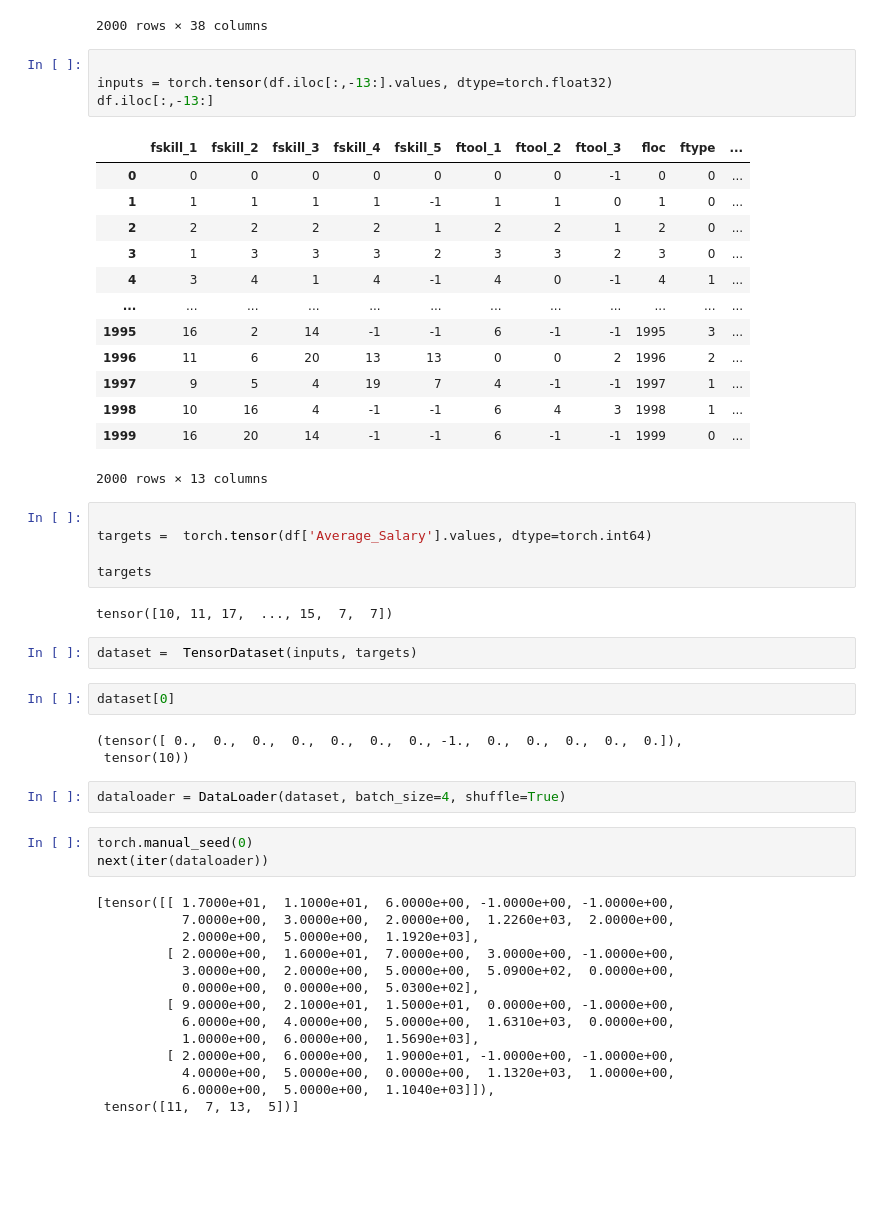
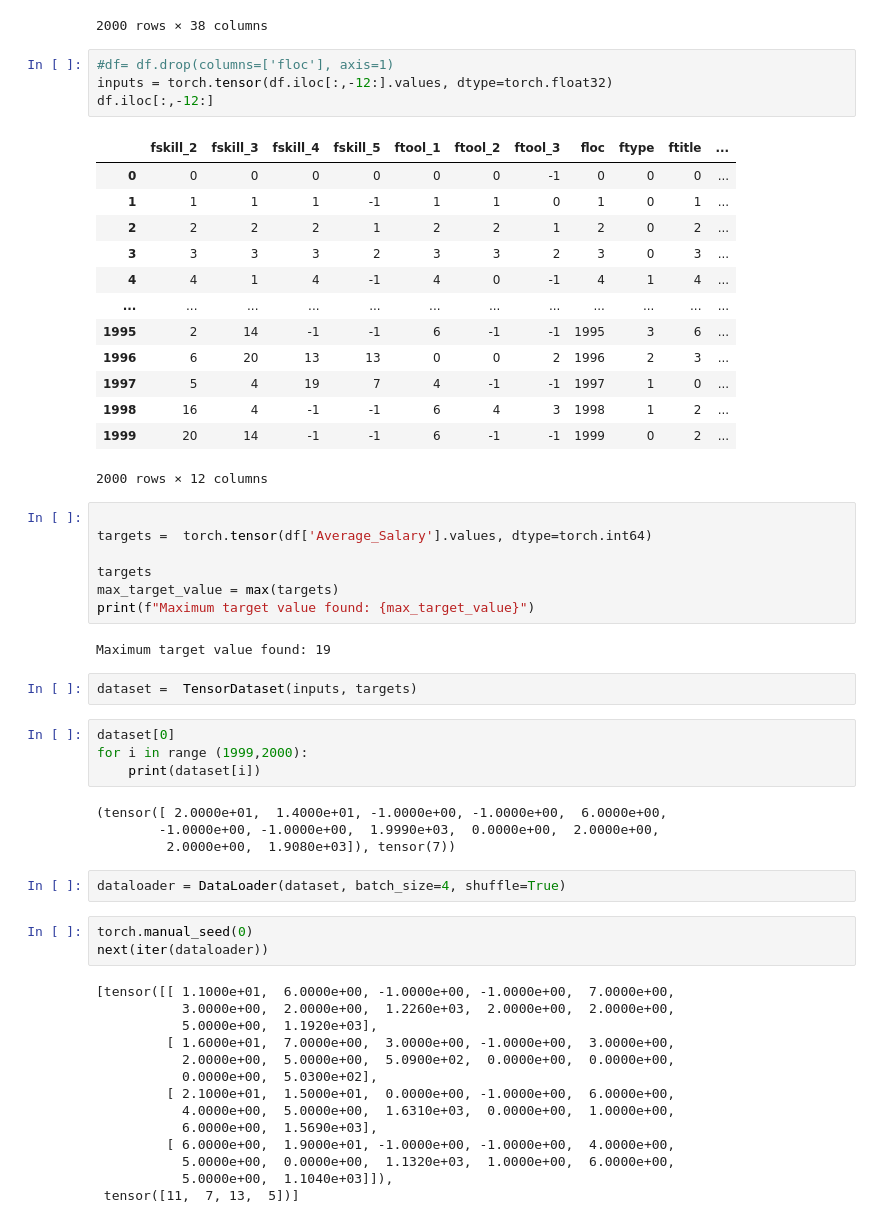
Before and after one commit to Konner-Yi/ai-job-analysis-model, a Jupyter notebook: AIJobMarket.ipynb, the cells around one changed output. Cells and saved outputs as stored; diff of their text form; blank space fills up the shorter version.

```diff
--- a/AIJobMarket.ipynb
+++ b/AIJobMarket.ipynb
@@ -129,54 +129,59 @@ df
 | 1999 | 2000 | Estes Group | Finance | Quant Researcher | Flask, TensorFlow, Power BI | Senior | Full-time | ... |
 2000 rows × 38 columns
 # %%
-
-inputs = torch.tensor(df.iloc[:,-13:].values, dtype=torch.float32)
-df.iloc[:,-13:]
+#df= df.drop(columns=['floc'], axis=1)
+inputs = torch.tensor(df.iloc[:,-12:].values, dtype=torch.float32)
+df.iloc[:,-12:]
 # %% [output]
-|  | fskill_1 | fskill_2 | fskill_3 | fskill_4 | fskill_5 | ftool_1 | ftool_2 | ftool_3 | floc | ftype | ... |
-| 0 | 0 | 0 | 0 | 0 | 0 | 0 | 0 | -1 | 0 | 0 | ... |
-| 1 | 1 | 1 | 1 | 1 | -1 | 1 | 1 | 0 | 1 | 0 | ... |
-| 2 | 2 | 2 | 2 | 2 | 1 | 2 | 2 | 1 | 2 | 0 | ... |
-| 3 | 1 | 3 | 3 | 3 | 2 | 3 | 3 | 2 | 3 | 0 | ... |
-| 4 | 3 | 4 | 1 | 4 | -1 | 4 | 0 | -1 | 4 | 1 | ... |
+|  | fskill_2 | fskill_3 | fskill_4 | fskill_5 | ftool_1 | ftool_2 | ftool_3 | floc | ftype | ftitle | ... |
+| 0 | 0 | 0 | 0 | 0 | 0 | 0 | -1 | 0 | 0 | 0 | ... |
+| 1 | 1 | 1 | 1 | -1 | 1 | 1 | 0 | 1 | 0 | 1 | ... |
+| 2 | 2 | 2 | 2 | 1 | 2 | 2 | 1 | 2 | 0 | 2 | ... |
+| 3 | 3 | 3 | 3 | 2 | 3 | 3 | 2 | 3 | 0 | 3 | ... |
+| 4 | 4 | 1 | 4 | -1 | 4 | 0 | -1 | 4 | 1 | 4 | ... |
 | ... | ... | ... | ... | ... | ... | ... | ... | ... | ... | ... | ... |
-| 1995 | 16 | 2 | 14 | -1 | -1 | 6 | -1 | -1 | 1995 | 3 | ... |
-| 1996 | 11 | 6 | 20 | 13 | 13 | 0 | 0 | 2 | 1996 | 2 | ... |
-| 1997 | 9 | 5 | 4 | 19 | 7 | 4 | -1 | -1 | 1997 | 1 | ... |
-| 1998 | 10 | 16 | 4 | -1 | -1 | 6 | 4 | 3 | 1998 | 1 | ... |
-| 1999 | 16 | 20 | 14 | -1 | -1 | 6 | -1 | -1 | 1999 | 0 | ... |
+| 1995 | 2 | 14 | -1 | -1 | 6 | -1 | -1 | 1995 | 3 | 6 | ... |
+| 1996 | 6 | 20 | 13 | 13 | 0 | 0 | 2 | 1996 | 2 | 3 | ... |
+| 1997 | 5 | 4 | 19 | 7 | 4 | -1 | -1 | 1997 | 1 | 0 | ... |
+| 1998 | 16 | 4 | -1 | -1 | 6 | 4 | 3 | 1998 | 1 | 2 | ... |
+| 1999 | 20 | 14 | -1 | -1 | 6 | -1 | -1 | 1999 | 0 | 2 | ... |
-2000 rows × 13 columns
+2000 rows × 12 columns
 # %%
 
 targets =  torch.tensor(df['Average_Salary'].values, dtype=torch.int64)
 
 targets
+max_target_value = max(targets)
+print(f"Maximum target value found: {max_target_value}")
 # %% [output]
-tensor([10, 11, 17,  ..., 15,  7,  7])
+Maximum target value found: 19
 # %%
 dataset =  TensorDataset(inputs, targets)
 # %%
 dataset[0]
+for i in range (1999,2000):
+    print(dataset[i])
 # %% [output]
-(tensor([ 0.,  0.,  0.,  0.,  0.,  0.,  0., -1.,  0.,  0.,  0.,  0.,  0.]),
- tensor(10))
+(tensor([ 2.0000e+01,  1.4000e+01, -1.0000e+00, -1.0000e+00,  6.0000e+00,
+        -1.0000e+00, -1.0000e+00,  1.9990e+03,  0.0000e+00,  2.0000e+00,
+         2.0000e+00,  1.9080e+03]), tensor(7))
 # %%
 dataloader = DataLoader(dataset, batch_size=4, shuffle=True)
 # %%
 torch.manual_seed(0)
 next(iter(dataloader))
 # %% [output]
-[tensor([[ 1.7000e+01,  1.1000e+01,  6.0000e+00, -1.0000e+00, -1.0000e+00,
-           7.0000e+00,  3.0000e+00,  2.0000e+00,  1.2260e+03,  2.0000e+00,
-           2.0000e+00,  5.0000e+00,  1.1920e+03],
-         [ 2.0000e+00,  1.6000e+01,  7.0000e+00,  3.0000e+00, -1.0000e+00,
-           3.0000e+00,  2.0000e+00,  5.0000e+00,  5.0900e+02,  0.0000e+00,
-           0.0000e+00,  0.0000e+00,  5.0300e+02],
-         [ 9.0000e+00,  2.1000e+01,  1.5000e+01,  0.0000e+00, -1.0000e+00,
-           6.0000e+00,  4.0000e+00,  5.0000e+00,  1.6310e+03,  0.0000e+00,
-           1.0000e+00,  6.0000e+00,  1.5690e+03],
-         [ 2.0000e+00,  6.0000e+00,  1.9000e+01, -1.0000e+00, -1.0000e+00,
-           4.0000e+00,  5.0000e+00,  0.0000e+00,  1.1320e+03,  1.0000e+00,
-           6.0000e+00,  5.0000e+00,  1.1040e+03]]),
+[tensor([[ 1.1000e+01,  6.0000e+00, -1.0000e+00, -1.0000e+00,  7.0000e+00,
+           3.0000e+00,  2.0000e+00,  1.2260e+03,  2.0000e+00,  2.0000e+00,
+           5.0000e+00,  1.1920e+03],
+         [ 1.6000e+01,  7.0000e+00,  3.0000e+00, -1.0000e+00,  3.0000e+00,
+           2.0000e+00,  5.0000e+00,  5.0900e+02,  0.0000e+00,  0.0000e+00,
+           0.0000e+00,  5.0300e+02],
+         [ 2.1000e+01,  1.5000e+01,  0.0000e+00, -1.0000e+00,  6.0000e+00,
+           4.0000e+00,  5.0000e+00,  1.6310e+03,  0.0000e+00,  1.0000e+00,
+           6.0000e+00,  1.5690e+03],
+         [ 6.0000e+00,  1.9000e+01, -1.0000e+00, -1.0000e+00,  4.0000e+00,
+           5.0000e+00,  0.0000e+00,  1.1320e+03,  1.0000e+00,  6.0000e+00,
+           5.0000e+00,  1.1040e+03]]),
  tensor([11,  7, 13,  5])]
 # %%
```
Also changed, not shown: parts of 9 cells of this notebook.
